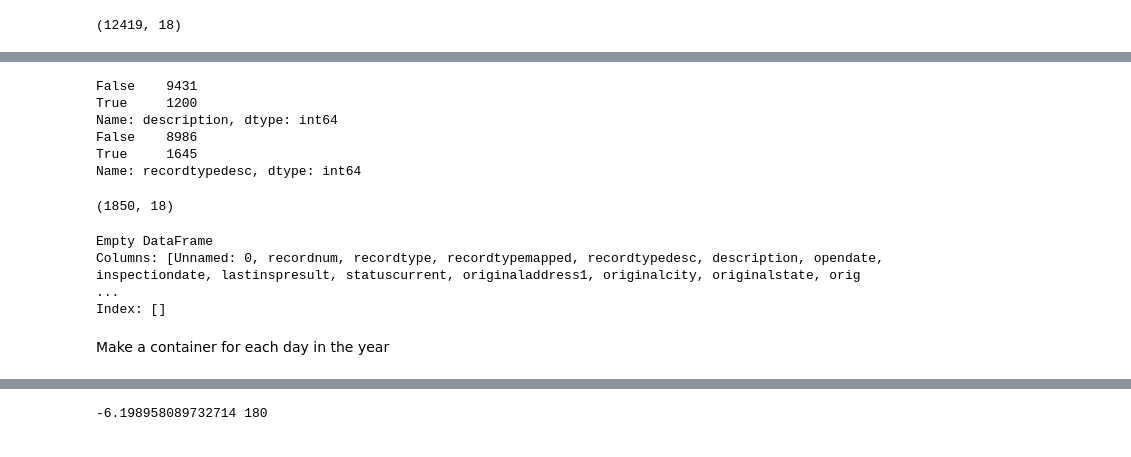
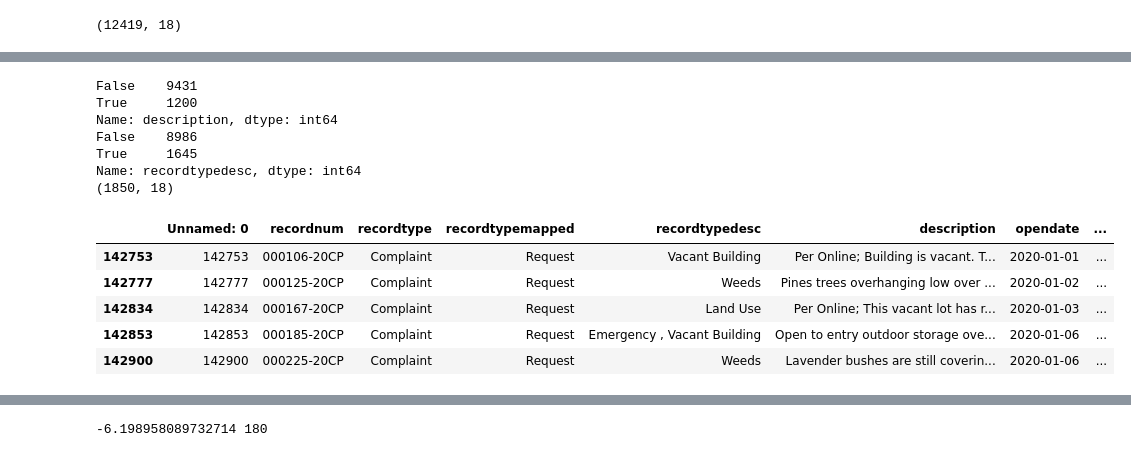
Before and after one commit to lashkscc/SeattleOpenDataProj, a Jupyter notebook: projectnb.ipynb, the cells around one changed output, grey strips where cells are left out. Cells and saved outputs as stored; diff of their text form; code cells hidden in the pictures.

```diff
--- a/projectnb.ipynb
+++ b/projectnb.ipynb
@@ -101,29 +110,25 @@ We need to create two masks, one for the "Weeds" type complaint, and one for
 # %%
 keywords = ['weeds', 'vegetation', 'moss', 'overgrown', 'overgrowth', 'vines']
 regstring = '|'.join(keywords)
 keymask = y20Complaint['description'].str.contains(regstring, case = False, na=False) #remove case sensitivity and set all empty cells to false
-#print(keymask)
-print(keymask.value_counts())
+print(keymask.value_counts()) #find how many have our keywords
 typedescmask = y20Complaint['recordtypedesc']=='Weeds'
-print(typedescmask.value_counts())
-#print(typedescmask)
+print(typedescmask.value_counts()) #find how many have the 'Weeds' as their 'typedescmask'
 fy20 = y20Complaint[keymask | typedescmask] #selects only rows if either mask has a True
-fy20.shape
-#fy21.head()
+print(fy20.shape)
+fy20.head()
+fy20.to_csv("vegcomplaints.csv")
 # %% [output]
 False    9431
 True     1200
 Name: description, dtype: int64
 False    8986
 True     1645
 Name: recordtypedesc, dtype: int64
+(1850, 18)
-(1850, 18)
+|  | Unnamed: 0 | recordnum | recordtype | recordtypemapped | recordtypedesc | description | opendate | ... |
+| 142753 | 142753 | 000106-20CP | Complaint | Request | Vacant Building | Per Online; Building is vacant. T... | 2020-01-01 | ... |
+| 142777 | 142777 | 000125-20CP | Complaint | Request | Weeds | Pines trees overhanging low over ... | 2020-01-02 | ... |
+| 142834 | 142834 | 000167-20CP | Complaint | Request | Land Use | Per Online; This vacant lot has r... | 2020-01-03 | ... |
+| 142853 | 142853 | 000185-20CP | Complaint | Request | Emergency , Vacant Building | Open to entry outdoor storage ove... | 2020-01-06 | ... |
+| 142900 | 142900 | 000225-20CP | Complaint | Request | Weeds | Lavender bushes are still coverin... | 2020-01-06 | ... |
-# %%
-fy20['description'].head()
-fy20.iloc[3,5]
-
-print(fy20.loc[fy20['opendate']=='2021-12-8'])
-# %% [output]
-Empty DataFrame
-Columns: [Unnamed: 0, recordnum, recordtype, recordtypemapped, recordtypedesc, description, opendate, inspectiondate, lastinspresult, statuscurrent, originaladdress1, originalcity, originalstate, orig ...
-Index: []
@@ -132,2 +134,0 @@ fy20.to_csv("vegcomplaints.csv")
-# %% [markdown]
-Make a container for each day in the year
```
Also changed, not shown: parts of 24 cells of this notebook, 2 other files.
